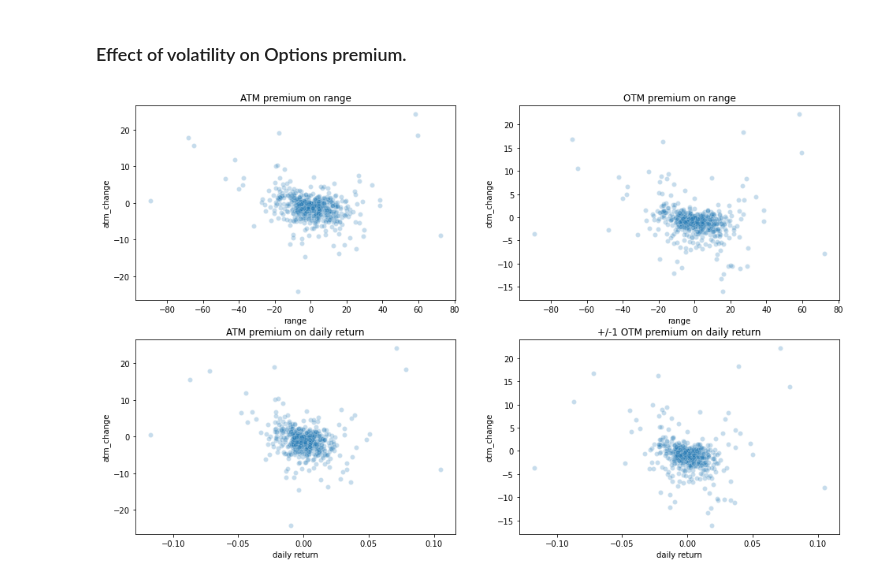
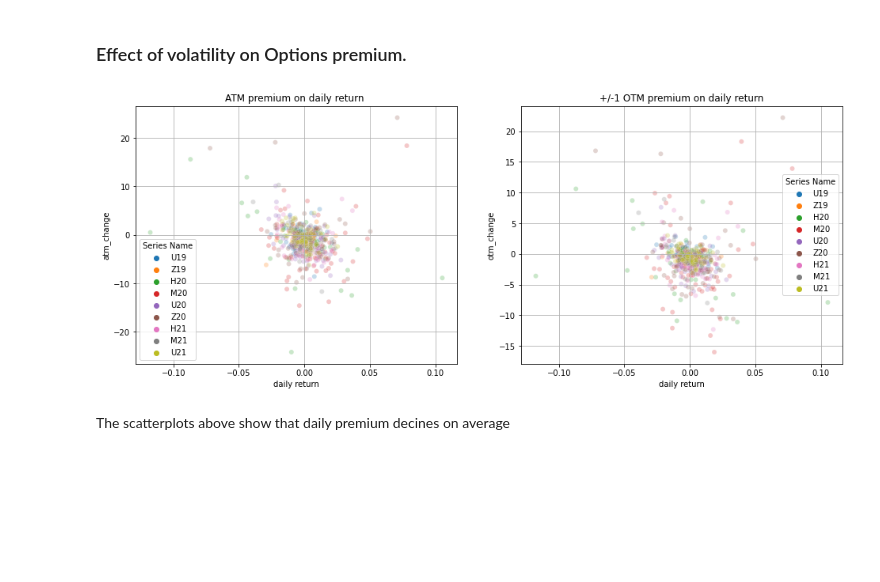
Before and after one commit to soi130/options_analysis, a Jupyter notebook: Option project.ipynb, the cells around one changed output. Cells and saved outputs as stored; diff of their text form; code cells hidden in the pictures; blank space fills up the shorter version.

Commit message:
plot everything together

```diff
--- a/Option project.ipynb
+++ b/Option project.ipynb
@@ -540,24 +550,22 @@ preprocess.describe()
 # %% [markdown]
 ### Effect of volatility on Options premium.
 # %%
-fig = plt.figure(figsize=(16,10))
-plt.subplot(221)
-plt.title('ATM premium on range')
-sns.scatterplot(preprocess['range'],preprocess['atm_change'],alpha=0.25,)
+fig = plt.figure(figsize=(16,6))
 
-plt.subplot(222)
-plt.title('OTM premium on range')
-sns.scatterplot(preprocess['range'],preprocess['otm_change'],alpha=0.25,)
+plt.subplot(121)
+plt.title('ATM premium on daily return')
+sns.scatterplot(preprocess['daily return'],preprocess['atm_change'],alpha=0.25,data=preprocess,hue='Series Name')
+plt.grid()
 
-plt.subplot(223)
-plt.title('ATM premium on daily return')
-sns.scatterplot(preprocess['daily return'],preprocess['atm_change'],alpha=0.25,)
+plt.subplot(122)
+plt.title('+/-1 OTM premium on daily return')
+sns.scatterplot(preprocess['daily return'],preprocess['otm_change'],alpha=0.25,data=preprocess,hue='Series Name')
+plt.grid()
 
-plt.subplot(224)
-plt.title('+/-1 OTM premium on daily return')
-sns.scatterplot(preprocess['daily return'],preprocess['otm_change'],alpha=0.25)
 plt.show()
 # %% [output]
-[figure, old version]
+[figure, new version]
+# %% [markdown]
+The scatterplots above show that daily premium  decines on average
 # %%
 #current working cell
```
Also changed, not shown: parts of 6 cells of this notebook, 3 other files.
